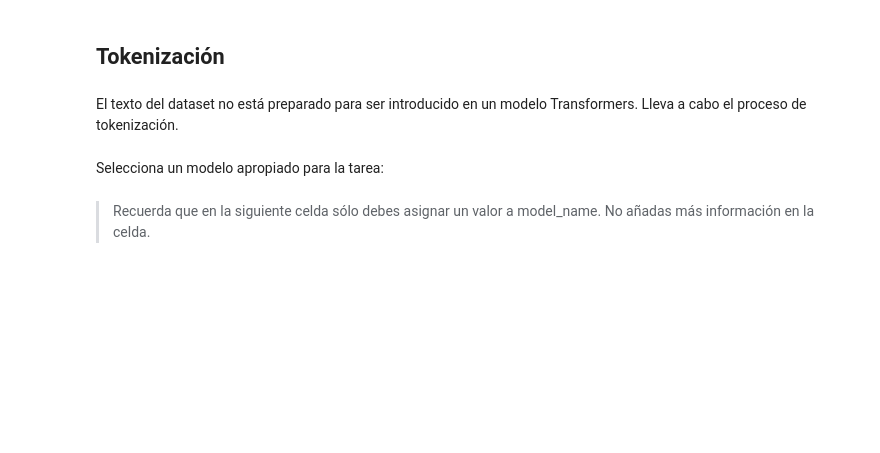
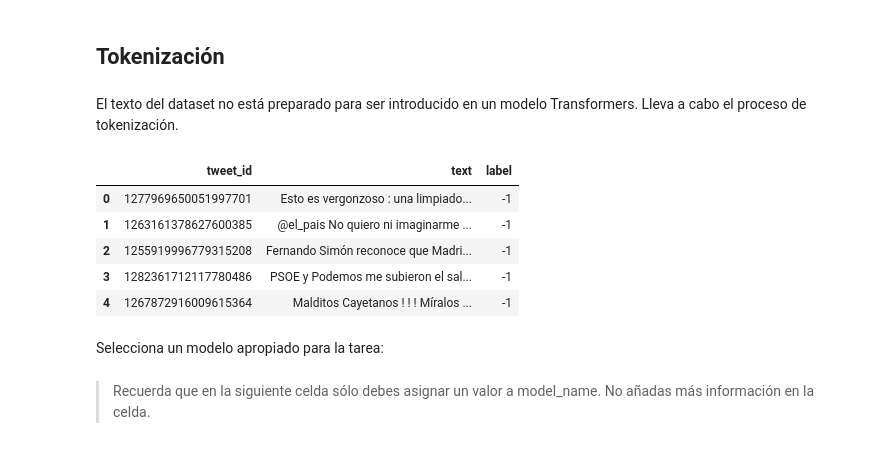
Before and after one commit to ivanrnarvaez/text_mining, a Jupyter notebook: NARVAEZ_BARREIROS_IVAN_RICARDO_Ejercicio1.ipynb, the cells around one changed output. Cells and saved outputs as stored; diff of their text form; code cells hidden in the pictures; blank space fills up the shorter version.

```diff
--- a/NARVAEZ_BARREIROS_IVAN_RICARDO_Ejercicio1.ipynb
+++ b/NARVAEZ_BARREIROS_IVAN_RICARDO_Ejercicio1.ipynb
@@ -359,3 +436,12 @@ tqdm.pandas()
+# %%
+dataset_test_df.head()
+# %% [output]
+|  | tweet_id | text | label |
+| 0 | 1277969650051997701 | Esto es vergonzoso : una limpiado... | -1 |
+| 1 | 1263161378627600385 | @el_pais No quiero ni imaginarme ... | -1 |
+| 2 | 1255919996779315208 | Fernando Simón reconoce que Madri... | -1 |
+| 3 | 1282361712117780486 | PSOE y Podemos me subieron el sal... | -1 |
+| 4 | 1267872916009615364 | Malditos Cayetanos ! ! ! Míralos ... | -1 |
 # %% [markdown]
 Selecciona un modelo apropiado para la tarea:
 # %% [markdown]
```
Also changed, not shown: parts of 13 cells of this notebook.
